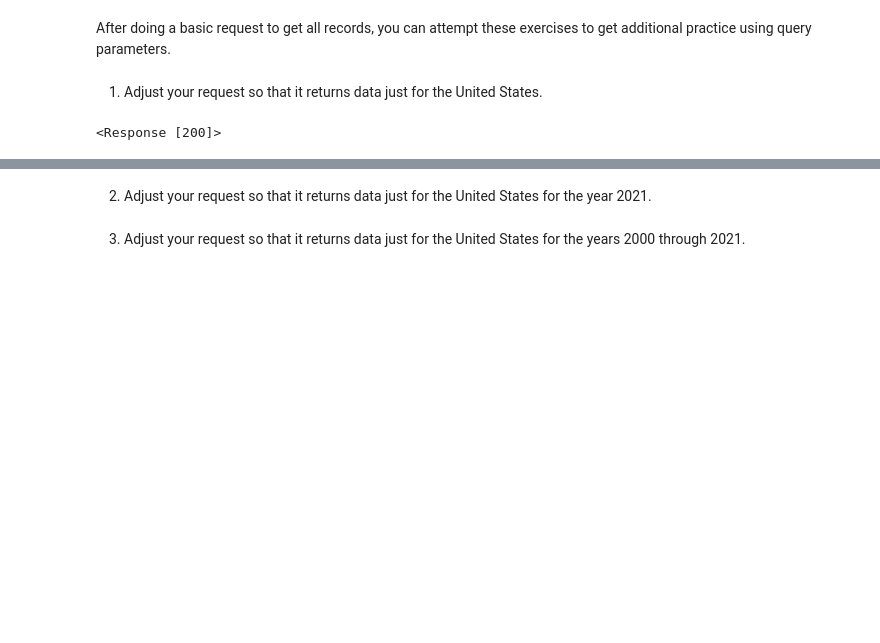
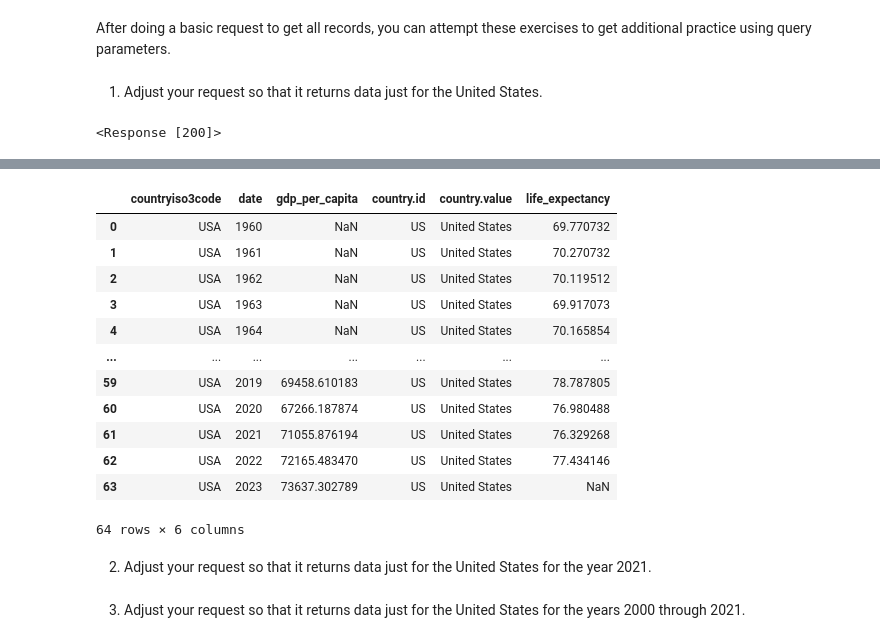
Before and after one commit to nss-data-science-cohort-8/api-exercise-DrewRichard7, a Jupyter notebook: notebooks/un_api_exercise.ipynb, the cells around one changed output, grey strips where cells are left out. Saved outputs shown, nothing was run; the diff lists cells and outputs as text; code cells hidden in the pictures; blank space fills up the shorter version.

Commit message:
bonus 1 both indicators retrieved independently, merged into one df for USA.

```diff
--- a/notebooks/un_api_exercise.ipynb
+++ b/notebooks/un_api_exercise.ipynb
@@ -176,7 +176,7 @@ After doing a basic request to get all records, you can attempt these exercises
 
 1. Adjust your request so that it returns data just for the United States.
 # %%
-endpoint='https://api.worldbank.org/v2/country/us/indicator/NY.GDP.PCAP.PP.KD;SP.DYN.LE00.IN?source=2'
+endpoint='https://api.worldbank.org/v2/country/us/indicator/NY.GDP.PCAP.PP.KD'#;SP.DYN.LE00.IN?source=2'
 params={
     'format':'json',
     'Per_page':'296'
@@ -191,0 +188,8 @@ len(response4.json()[1])
+# %%
+endpoint='https://api.worldbank.org/v2/country/us/indicator/SP.DYN.LE00.IN'
+params={
+    'format':'json',
+    'Per_page':'296'
+}
+response5 = requests.get(endpoint, params=params)
+response5
@@ -191,0 +198,9 @@ len(response4.json()[1])
+# %%
+res4 = (
+    pd.
+    json_normalize(response4.json()[1])
+    .drop(columns={'unit', 'obs_status', 'decimal', 'indicator.id', 'indicator.value'})
+    .rename(columns={'value':'gdp_per_capita'})
+)
+print(res4.shape)
+res4.head(3)
@@ -191,0 +213,9 @@ len(response4.json()[1])
+# %%
+res5 = (
+    pd.
+    json_normalize(response5.json()[1])
+    .drop(columns={'unit', 'obs_status', 'decimal','indicator.id', 'indicator.value'})
+    .rename(columns={'value':'life_expectancy'})
+)
+print(res5.shape)
+res5.head(3)
@@ -192,3 +228,28 @@ len(response4.json()[1])
+# %%
+res_merged_3 = (
+    pd.merge(left=res4,
+             right=res5,
+             on=['countryiso3code',
+                 'date',
+                 'country.id',
+                 'country.value'],
+                 how='outer')
+)
+res_merged_3
+# %% [output]
+|  | countryiso3code | date | gdp_per_capita | country.id | country.value | life_expectancy |
+| 0 | USA | 1960 | NaN | US | United States | 69.770732 |
+| 1 | USA | 1961 | NaN | US | United States | 70.270732 |
+| 2 | USA | 1962 | NaN | US | United States | 70.119512 |
+| 3 | USA | 1963 | NaN | US | United States | 69.917073 |
+| 4 | USA | 1964 | NaN | US | United States | 70.165854 |
+| ... | ... | ... | ... | ... | ... | ... |
+| 59 | USA | 2019 | 69458.610183 | US | United States | 78.787805 |
+| 60 | USA | 2020 | 67266.187874 | US | United States | 76.980488 |
+| 61 | USA | 2021 | 71055.876194 | US | United States | 76.329268 |
+| 62 | USA | 2022 | 72165.483470 | US | United States | 77.434146 |
+| 63 | USA | 2023 | 73637.302789 | US | United States | NaN |
+64 rows × 6 columns
 # %% [markdown]
 
 2. Adjust your request so that it returns data just for the United States for the year 2021.
```
Also changed, not shown: parts of 4 cells of this notebook.
